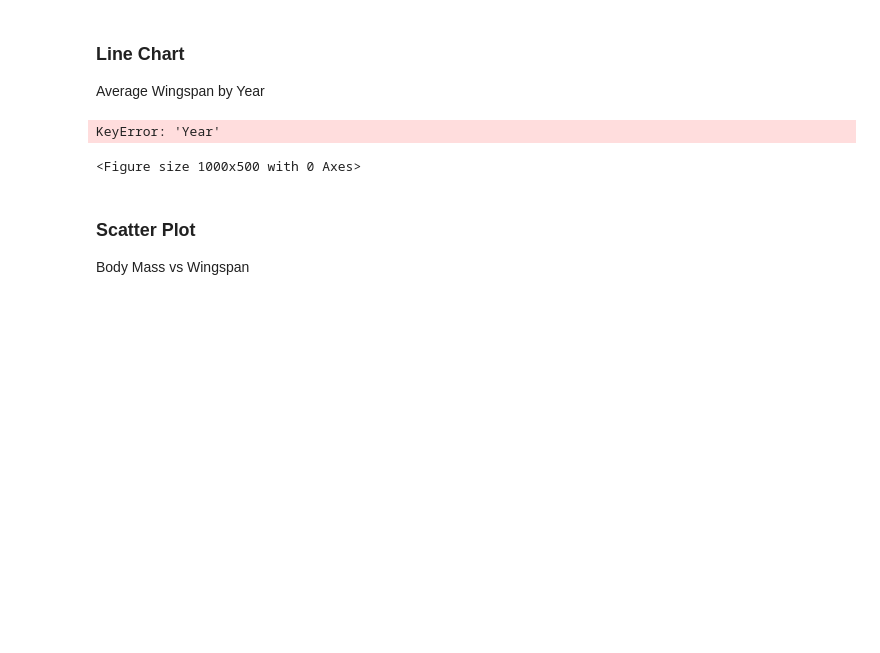
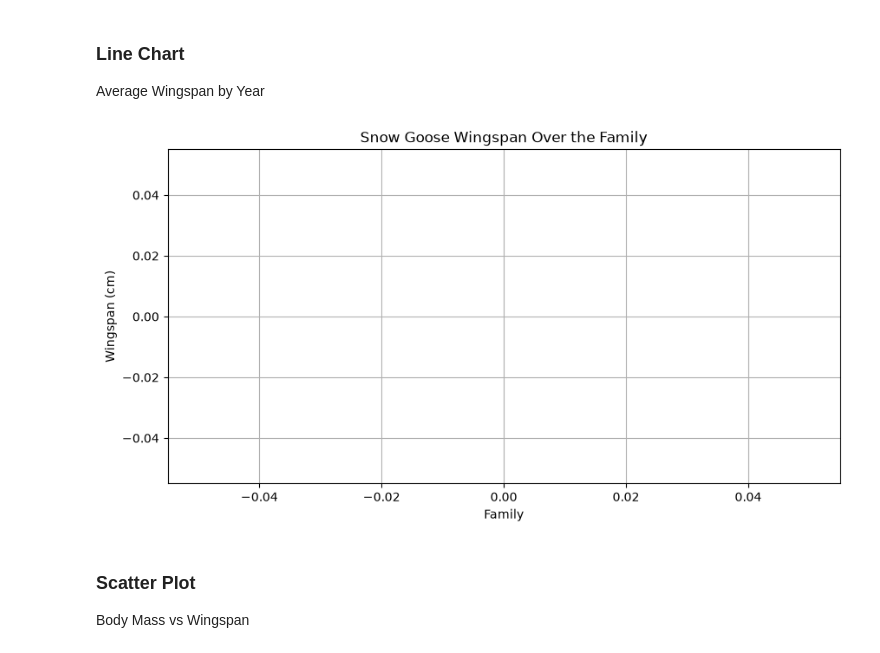
Before and after one commit to sadiya3139/FTF-DATASCIENCE, a Jupyter notebook: Assigments/Assignment 3(Lines, Scatters and Bars).ipynb, the cells around one changed output. Saved outputs shown, nothing was run; the diff lists cells and outputs as text; code cells hidden in the pictures; blank space fills up the shorter version.

```diff
--- a/Assigments/Assignment 3(Lines, Scatters and Bars).ipynb
+++ b/Assigments/Assignment 3(Lines, Scatters and Bars).ipynb
@@ -123,21 +123,20 @@ Average Wingspan by Year
 # %%
 plt.figure(figsize=(10,5))
 
 plt.plot(
-    snow_geese["Year"],
-    snow_geese["Wingspan"],
+    snow_geese["Family"],
+    snow_geese["MaxWingspan"],
     marker='o'
 )
 
-plt.title("Snow Goose Wingspan Over the Years")
-plt.xlabel("Year")
+plt.title("Snow Goose Wingspan Over the Family")
+plt.xlabel("Family")
 plt.ylabel("Wingspan (cm)")
 plt.grid(True)
 
 plt.show()
 # %% [output]
-KeyError: 'Year'
-<Figure size 1000x500 with 0 Axes>
+[figure, added]
 # %% [markdown]
 ### Scatter Plot
 
```
Also changed, not shown: parts of 2 cells of this notebook, 2 other files.
